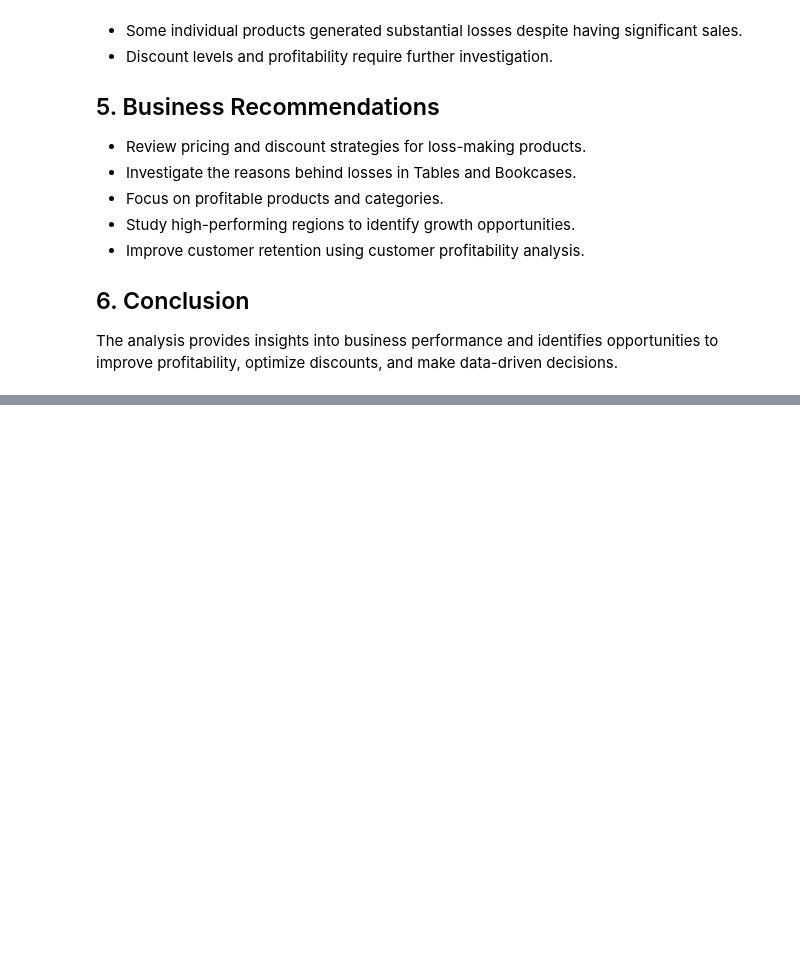
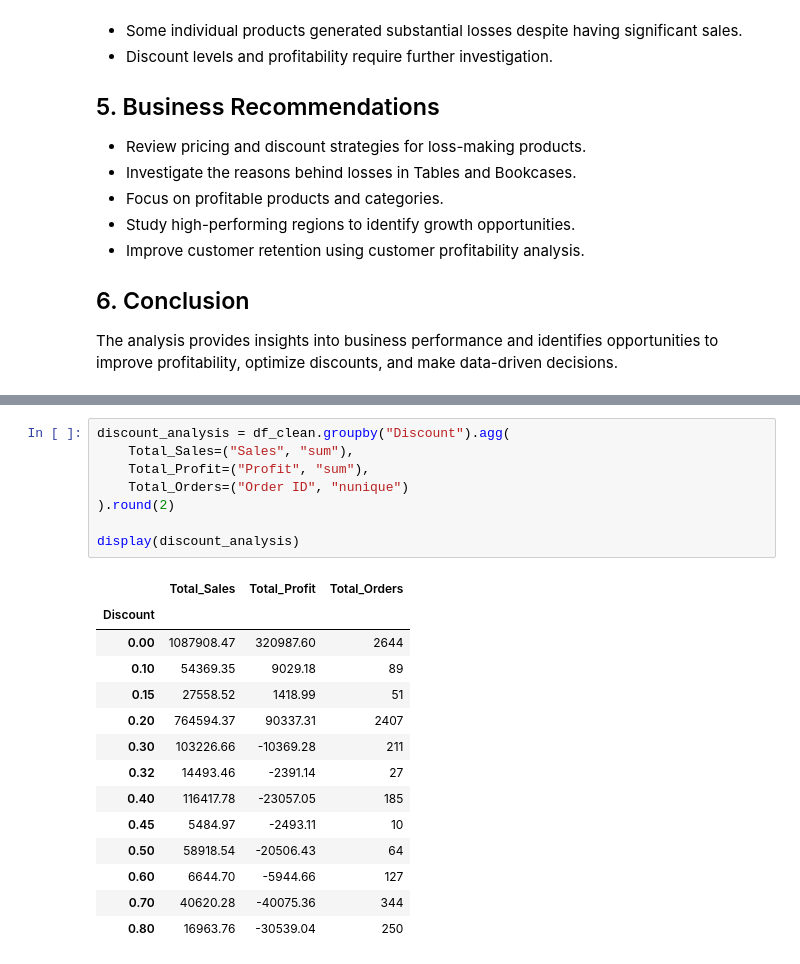
Before and after one commit to arshad-jamal32/ecommerce-sales-analysis, a Jupyter notebook: notebooks/01_sales_analysis.ipynb, the cells around one changed output, grey strips where cells are left out. Saved outputs shown, nothing was run; the diff lists cells and outputs as text; blank space fills up the shorter version.

Commit message:
Update notebook with complete analysis and outputs

```diff
--- a/notebooks/01_sales_analysis.ipynb
+++ b/notebooks/01_sales_analysis.ipynb
@@ -1063,0 +1179,23 @@ The analysis provides insights into business performance and identifies opportun
+# %%
+discount_analysis = df_clean.groupby("Discount").agg(
+    Total_Sales=("Sales", "sum"),
+    Total_Profit=("Profit", "sum"),
+    Total_Orders=("Order ID", "nunique")
+).round(2)
+
+display(discount_analysis)
+# %% [output]
+|  | Total_Sales | Total_Profit | Total_Orders |
+| Discount |  |  |  |
+| 0.00 | 1087908.47 | 320987.60 | 2644 |
+| 0.10 | 54369.35 | 9029.18 | 89 |
+| 0.15 | 27558.52 | 1418.99 | 51 |
+| 0.20 | 764594.37 | 90337.31 | 2407 |
+| 0.30 | 103226.66 | -10369.28 | 211 |
+| 0.32 | 14493.46 | -2391.14 | 27 |
+| 0.40 | 116417.78 | -23057.05 | 185 |
+| 0.45 | 5484.97 | -2493.11 | 10 |
+| 0.50 | 58918.54 | -20506.43 | 64 |
+| 0.60 | 6644.70 | -5944.66 | 127 |
+| 0.70 | 40620.28 | -40075.36 | 344 |
+| 0.80 | 16963.76 | -30539.04 | 250 |
```
Also changed, not shown: parts of 10 cells of this notebook.
